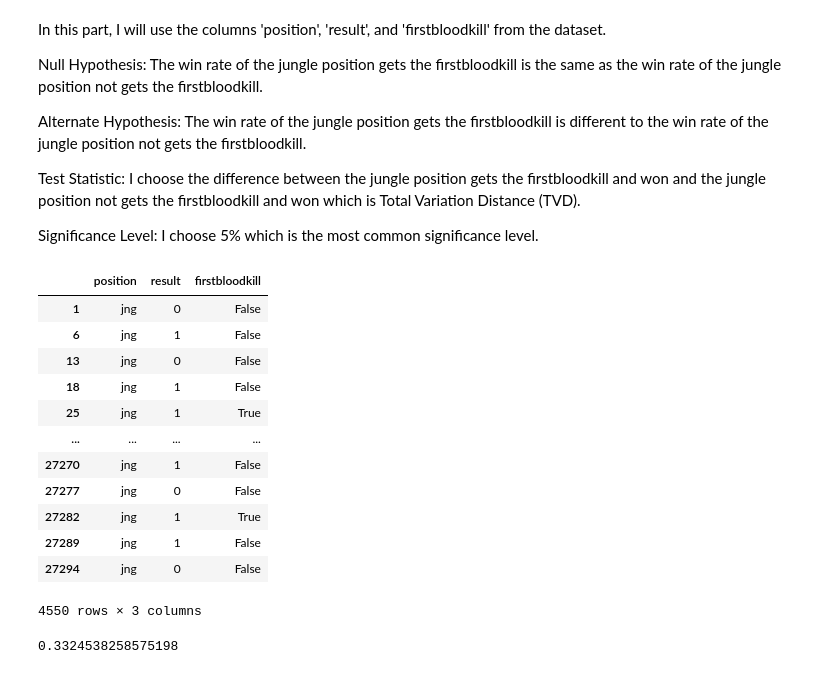
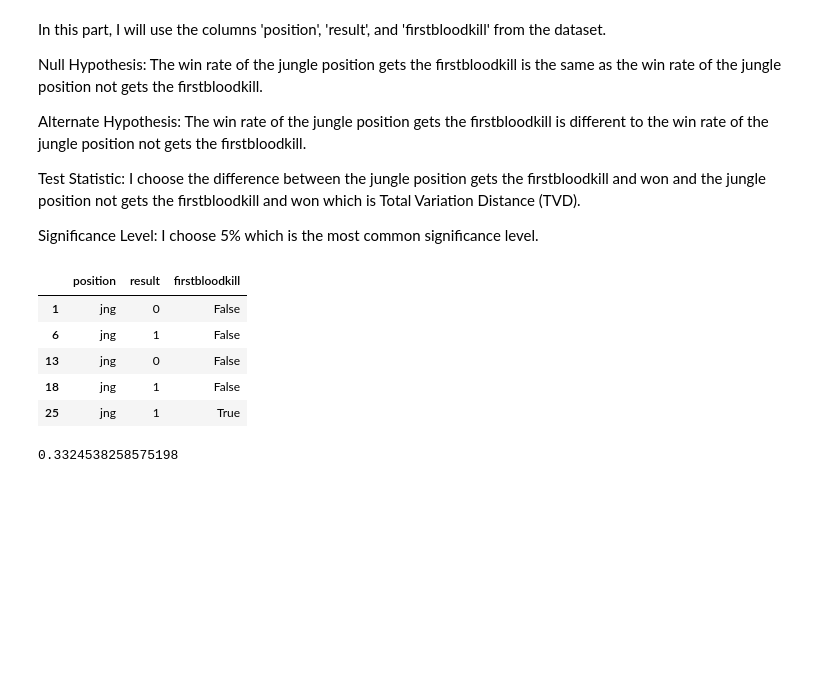
Before and after one commit to OneGrayZ/League-of-Legends-Research-, a Jupyter notebook: template.ipynb, the cells around one changed output. Drawn from its saved outputs; the diff is of its cells as text; code cells hidden in the pictures; blank space fills up the shorter version.

```diff
--- a/template.ipynb
+++ b/template.ipynb
@@ -310,23 +298,16 @@ Significance Level: I choose 5% which is the most common significance level.
 # %%
 df4 = pd.read_csv('2024_LoL_esports_match_data_from_OraclesElixir.csv')
 df4 = df4[['position', 'result', 'firstbloodkill']]
 df4 = df4[(df4['position'] == 'jng')]
 df4['firstbloodkill'] = df4['firstbloodkill'].apply(lambda x : bool(x))
-df4
+df4.head()
 # %% [output]
 |  | position | result | firstbloodkill |
 | 1 | jng | 0 | False |
 | 6 | jng | 1 | False |
 | 13 | jng | 0 | False |
 | 18 | jng | 1 | False |
 | 25 | jng | 1 | True |
-| ... | ... | ... | ... |
-| 27270 | jng | 1 | False |
-| 27277 | jng | 0 | False |
-| 27282 | jng | 1 | True |
-| 27289 | jng | 1 | False |
-| 27294 | jng | 0 | False |
-4550 rows × 3 columns
 # %%
 win_dist = df4.copy()
 win_dist = win_dist.groupby('firstbloodkill').sum()['result']
```
Also changed, not shown: parts of 11 cells of this notebook, 9 other files.
